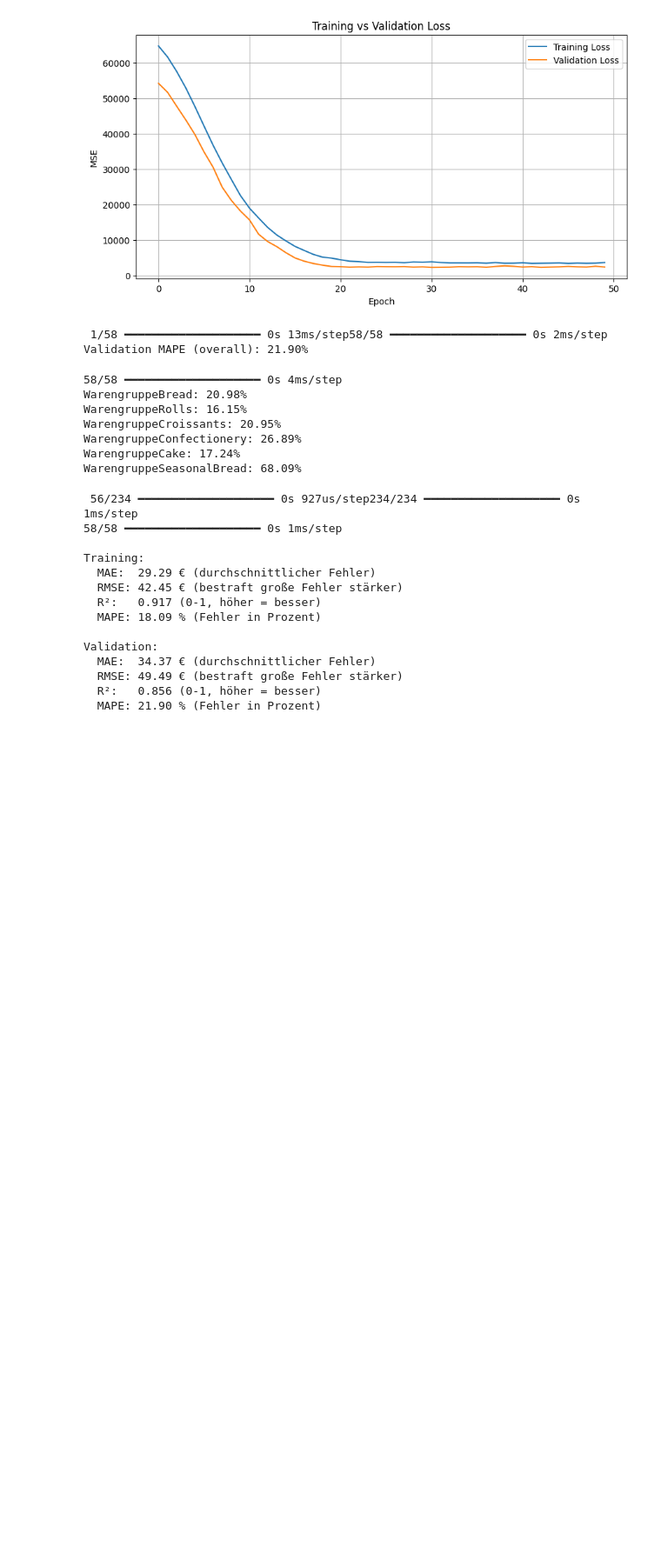
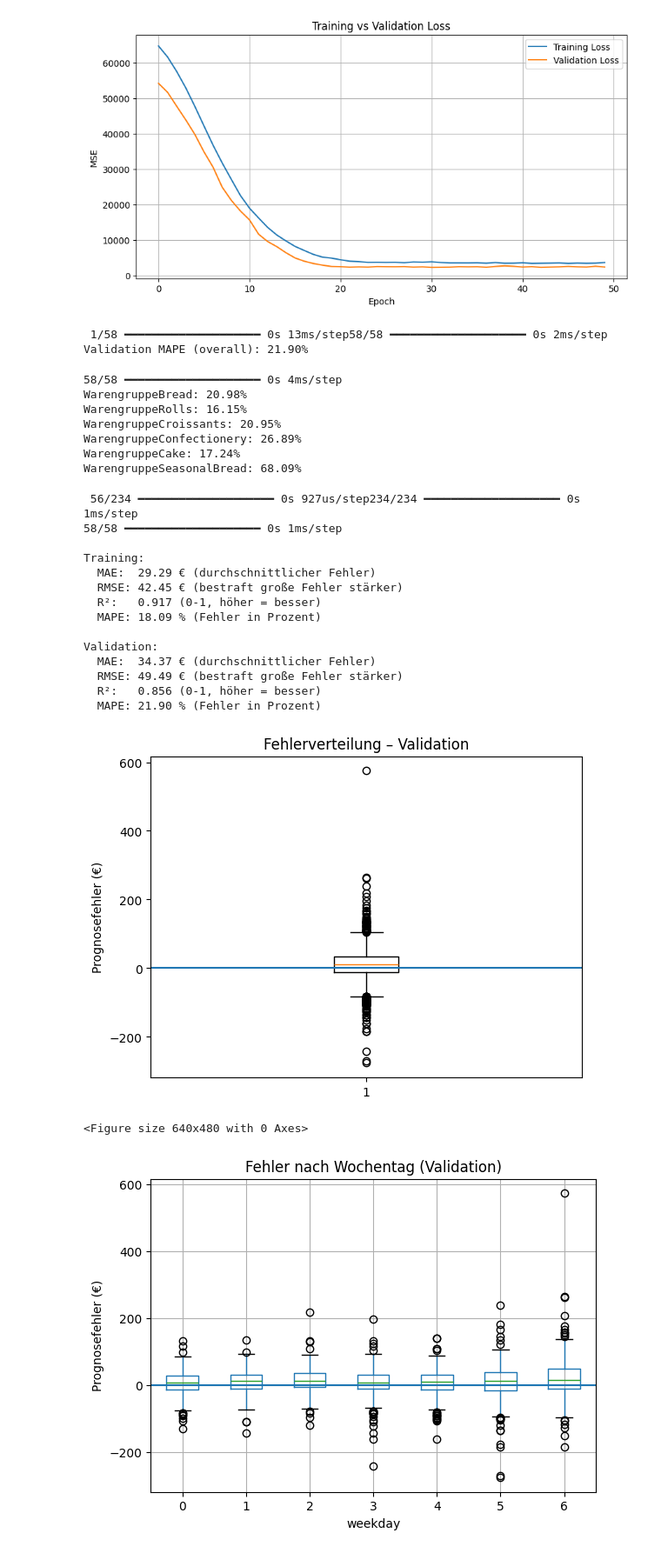
Before and after one commit to clarabri/machine_learning_submission, a Jupyter notebook: 2_BaselineModel/neural_net_clara.ipynb, the cells around one changed output. Shown at 87% size. Saved outputs shown, nothing was run; the diff lists cells and outputs as text; code cells hidden in the pictures; blank space fills up the shorter version.

```diff
--- a/2_BaselineModel/neural_net_clara.ipynb
+++ b/2_BaselineModel/neural_net_clara.ipynb
@@ -267,3 +267,40 @@ Validation:
   RMSE: 49.49 € (bestraft große Fehler stärker)
   R²:   0.856 (0-1, höher = besser)
   MAPE: 21.90 % (Fehler in Prozent)
+# %%
+
+# Fehler berechnen
+train_errors = y_train_pred - y_train
+val_errors   = y_val_pred   - y_val
+
+import matplotlib.pyplot as plt
+
+plt.figure()
+plt.boxplot(val_errors)
+plt.axhline(0)
+plt.ylabel("Prognosefehler (€)")
+plt.title("Fehlerverteilung – Validation")
+plt.show()
+
+import pandas as pd
+
+df_val = val_data.copy()
+df_val["weekday"] = pd.to_datetime(df_val["Datum"]).dt.weekday
+weekday_val = df_val["weekday"]
+
+df_val_plot = pd.DataFrame({
+    "error": val_errors,
+    "weekday": weekday_val
+})
+
+plt.figure()
+df_val_plot.boxplot(column="error", by="weekday")
+plt.axhline(0)
+plt.ylabel("Prognosefehler (€)")
+plt.title("Fehler nach Wochentag (Validation)")
+plt.suptitle("")
+plt.show()
+# %% [output]
+[figure, added]
+<Figure size 640x480 with 0 Axes>
+[figure, added]
```
Also changed, not shown: 2 other files.
